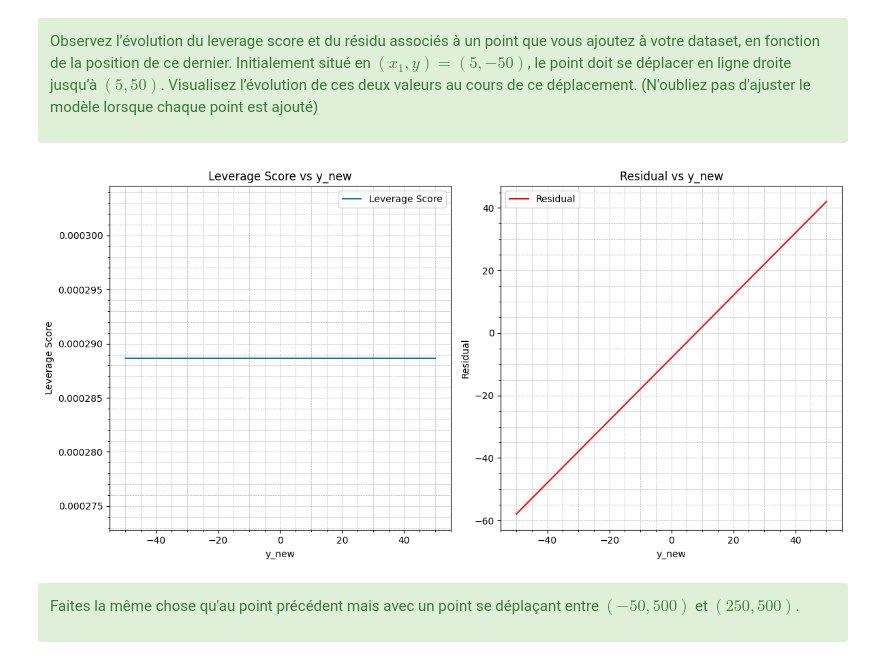
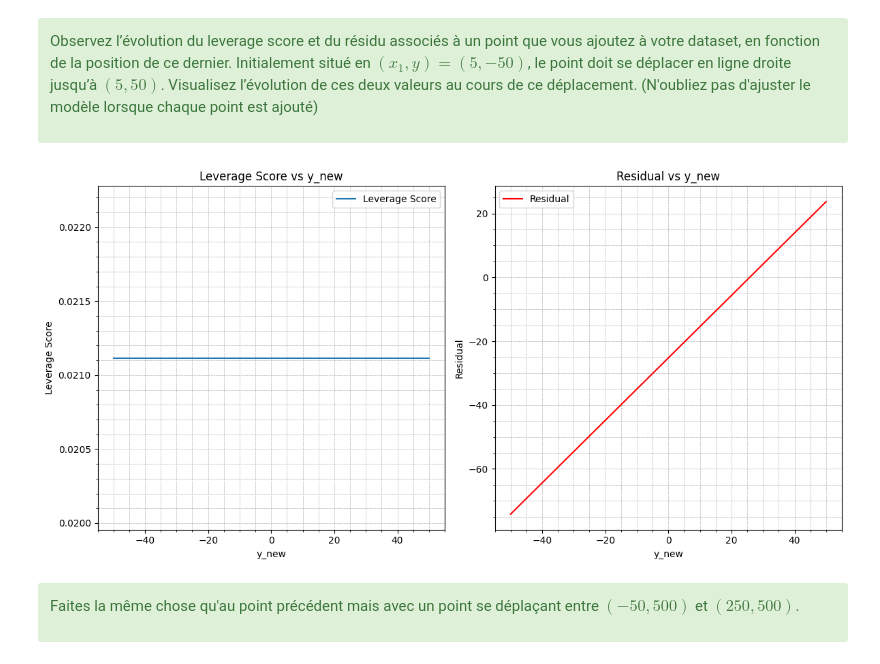
Before and after one commit to LeJzer03/Stat.-Devoir---Github, a Jupyter notebook: math0487_hw2.ipynb, the cells around one changed output. Saved outputs shown, nothing was run; the diff lists cells and outputs as text; code cells hidden in the pictures.

```diff
--- a/math0487_hw2.ipynb
+++ b/math0487_hw2.ipynb
@@ -646,67 +646,48 @@ Observez l’évolution du leverage score et du résidu associés à un point qu
 </div>
 # %%
 # Define the initial and final positions of the point
-x_new = 5
+x_fixed = 5
 y_start = -50
 y_end = 50
 num_points = 100
 y_new_values = np.linspace(y_start, y_end, num_points)
+x_new_values = np.full(num_points, x_fixed)
 
-# Lists to store leverage scores and residuals
-leverage_scores = []
-residuals = []
+# Define the predictive variable and the variable of observation
+data['log10_Plx'] = np.log10(data['Plx'].replace(0, np.nan)).fillna(0)
+X = data[['log10_Plx']].values.reshape(-1, 1)
+y = data['Mag_diff'].values
 
-for y_new in y_new_values:
-    # Add the new point to the dataset
-    data_with_new_point = data.copy()
-    data_with_new_point = data_with_new_point.append({'Plx': x_new, 'Mag_diff': y_new}, ignore_index=True)
-
-    # Define the predictive variable and the variable of observation
-    X = data_with_new_point[['Plx']].values.reshape(-1, 1)
-    y = data_with_new_point['Mag_diff'].values
-
-    # Create and fit the linear regression model
-    model = LinearRegression()
-    model.fit(X, y)
-
-    # Calculate the leverage score for the new point
-    X_with_intercept = np.hstack([np.ones((X.shape[0], 1)), X])
-    hat_matrix = X_with_intercept @ np.linalg.inv(X_with_intercept.T @ X_with_intercept) @ X_with_intercept.T
-    leverage_score = hat_matrix[-1, -1]
-    leverage_scores.append(leverage_score)
-
-    # Calculate the residual for the new point
-    y_pred = model.predict(X)
-    residual = y[-1] - y_pred[-1]
-    residuals.append(residual)
+# Calculate residuals and leverage scores for new points
+residuals, leverage_scores = get_specific_residue_leverage(X, y, x_new_values.reshape(-1, 1), y_new_values)
 
 # Plot the leverage scores and residuals
 plt.figure(figsize=(12, 6))
 
 plt.subplot(1, 2, 1)
 plt.plot(y_new_values, leverage_scores, label='Leverage Score')
 plt.xlabel('y_new')
 plt.ylabel('Leverage Score')
 plt.title('Leverage Score vs y_new')
 plt.legend()
 plt.minorticks_on()
 plt.grid(which='both', linestyle='--', linewidth=0.5)
 plt.gca().set_axisbelow(True)
 
 plt.subplot(1, 2, 2)
 plt.plot(y_new_values, residuals, label='Residual', color='red')
 plt.xlabel('y_new')
 plt.ylabel('Residual')
 plt.title('Residual vs y_new')
 plt.legend()
 plt.minorticks_on()
 plt.grid(which='both', linestyle='--', linewidth=0.5)
 plt.gca().set_axisbelow(True)
 
 plt.tight_layout()
 plt.show()
 # %% [output]
-[figure, old version]
+[figure, new version]
 # %% [markdown]
 <div class="alert alert-block alert-success">
 
```
Also changed, not shown: parts of 5 cells of this notebook.
